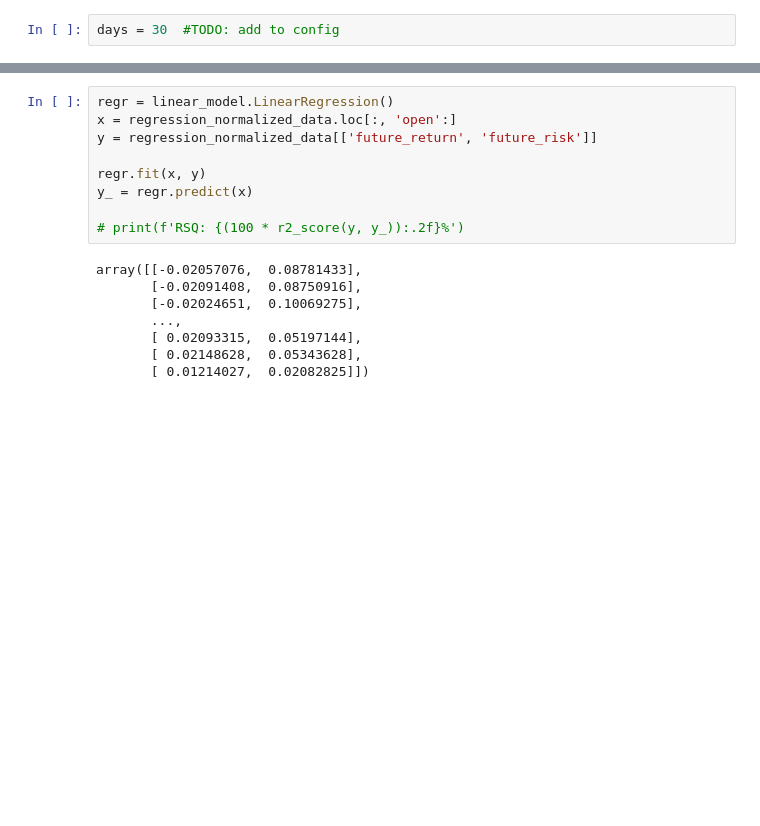
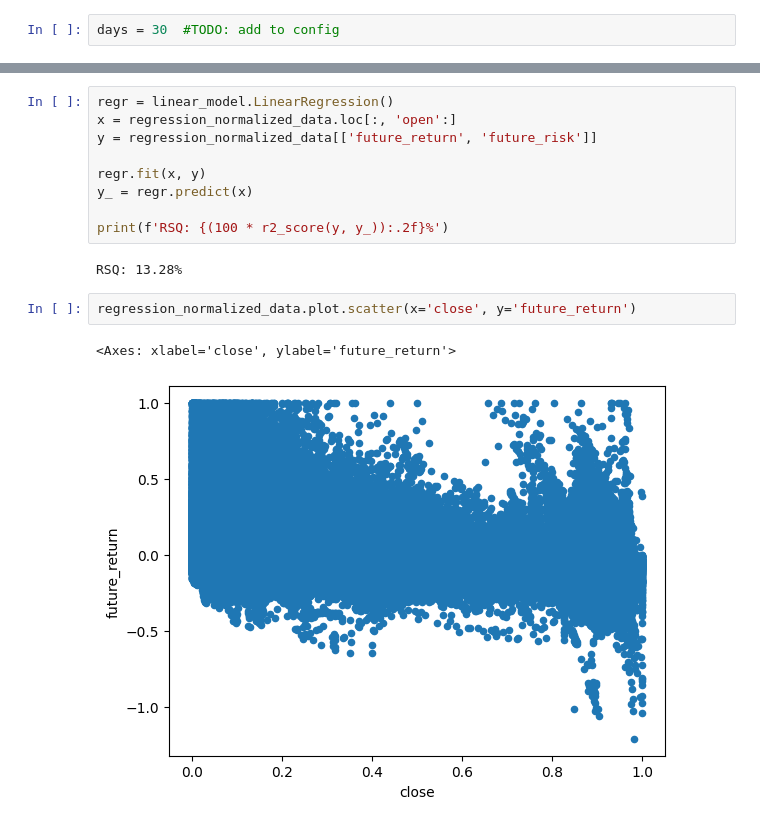
Before and after one commit to AleeRezaa/portfolio-selection-using-ml, a Jupyter notebook: Model/main.ipynb, the cells around one changed output, grey strips where cells are left out. Drawn from its saved outputs; the diff is of its cells as text; blank space fills up the shorter version.

Commit message:
changing the regression model to improve it

```diff
--- a/Model/main.ipynb
+++ b/Model/main.ipynb
@@ -220,12 +192,11 @@ y = regression_normalized_data[['future_return', 'future_risk']]
 regr.fit(x, y)
 y_ = regr.predict(x)
 
-# print(f'RSQ: {(100 * r2_score(y, y_)):.2f}%')
+print(f'RSQ: {(100 * r2_score(y, y_)):.2f}%')
 # %% [output]
-array([[-0.02057076,  0.08781433],
-       [-0.02091408,  0.08750916],
-       [-0.02024651,  0.10069275],
-       ...,
-       [ 0.02093315,  0.05197144],
-       [ 0.02148628,  0.05343628],
-       [ 0.01214027,  0.02082825]])
+RSQ: 13.28%
+# %%
+regression_normalized_data.plot.scatter(x='close', y='future_return')
+# %% [output]
+<Axes: xlabel='close', ylabel='future_return'>
+[figure, added]
```
Also changed, not shown: parts of 13 cells of this notebook, 3 other files.
